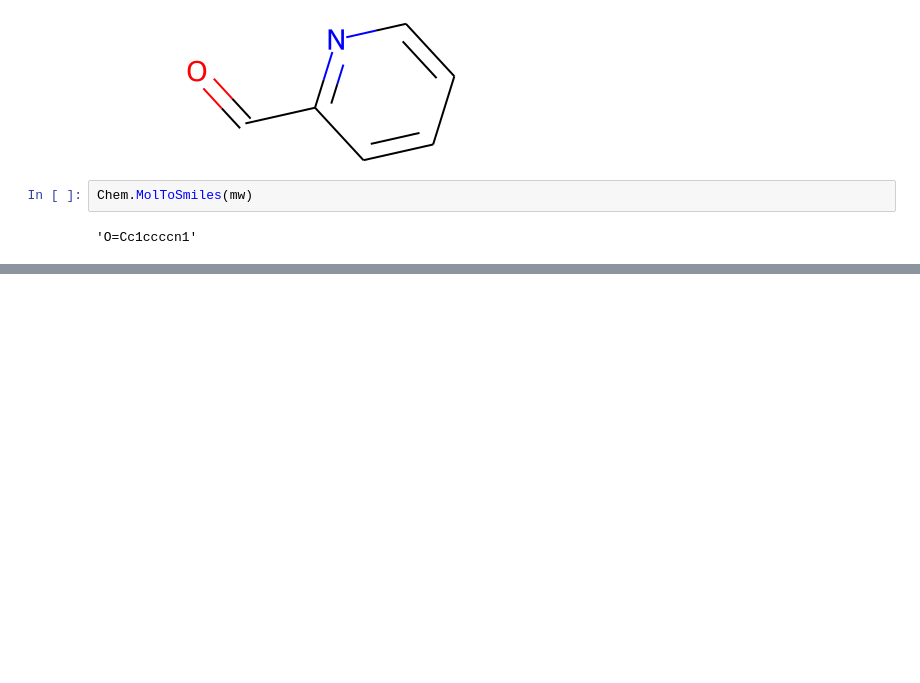
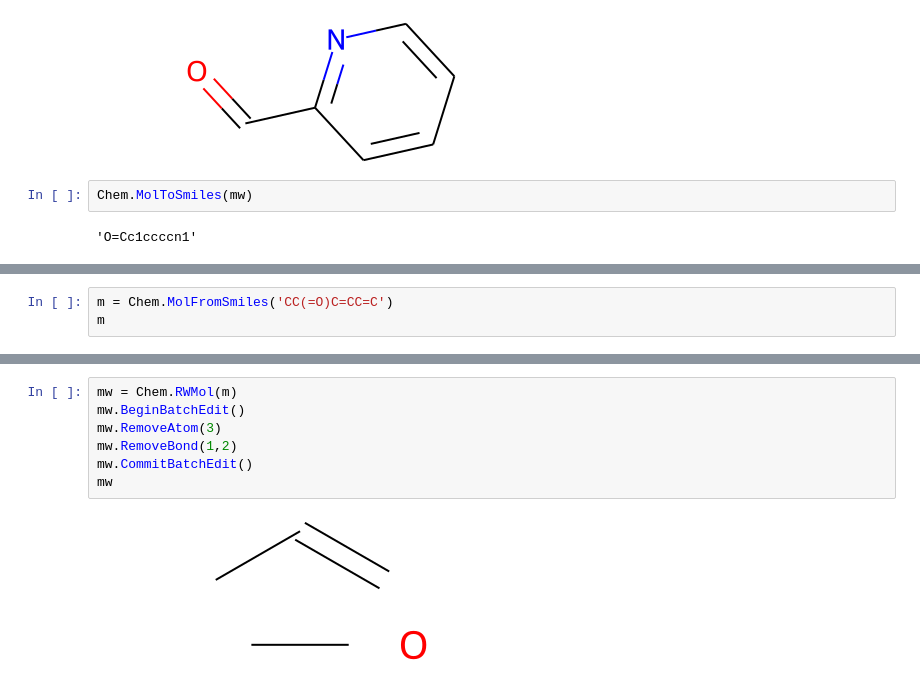
Before and after one commit to bertiewooster/RDKit-playing, a Jupyter notebook: tutorial_examples.ipynb, the cells around one changed output, grey strips where cells are left out. Cells and saved outputs as stored; diff of their text form; blank space fills up the shorter version.

Commit message:
Batch edits

```diff
--- a/tutorial_examples.ipynb
+++ b/tutorial_examples.ipynb
@@ -482,0 +485,3 @@ Chem.MolToSmiles(mw)
+# %%
+m = Chem.MolFromSmiles('CC(=O)C=CC=C')
+m
@@ -482,0 +490,9 @@ Chem.MolToSmiles(mw)
+# %%
+mw = Chem.RWMol(m)
+mw.BeginBatchEdit()
+mw.RemoveAtom(3)
+mw.RemoveBond(1,2)
+mw.CommitBatchEdit()
+mw
+# %% [output]
+[figure, added]
```
Also changed, not shown: parts of 10 cells of this notebook.
